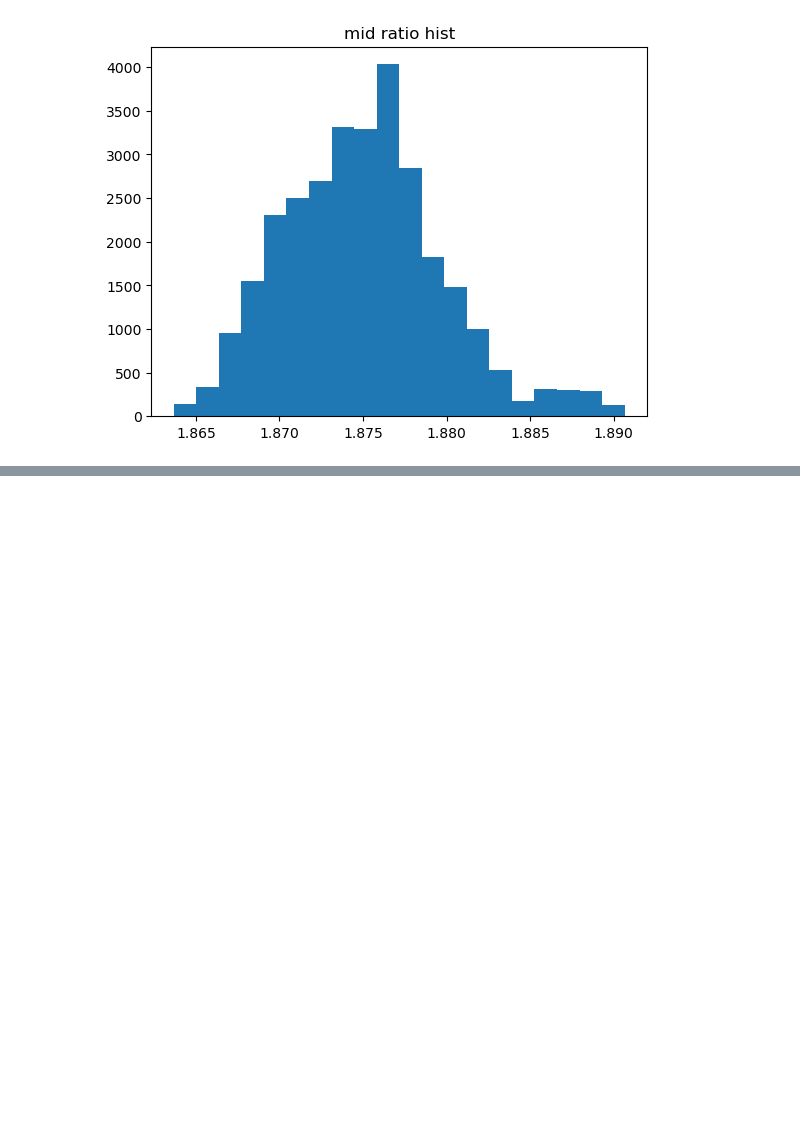
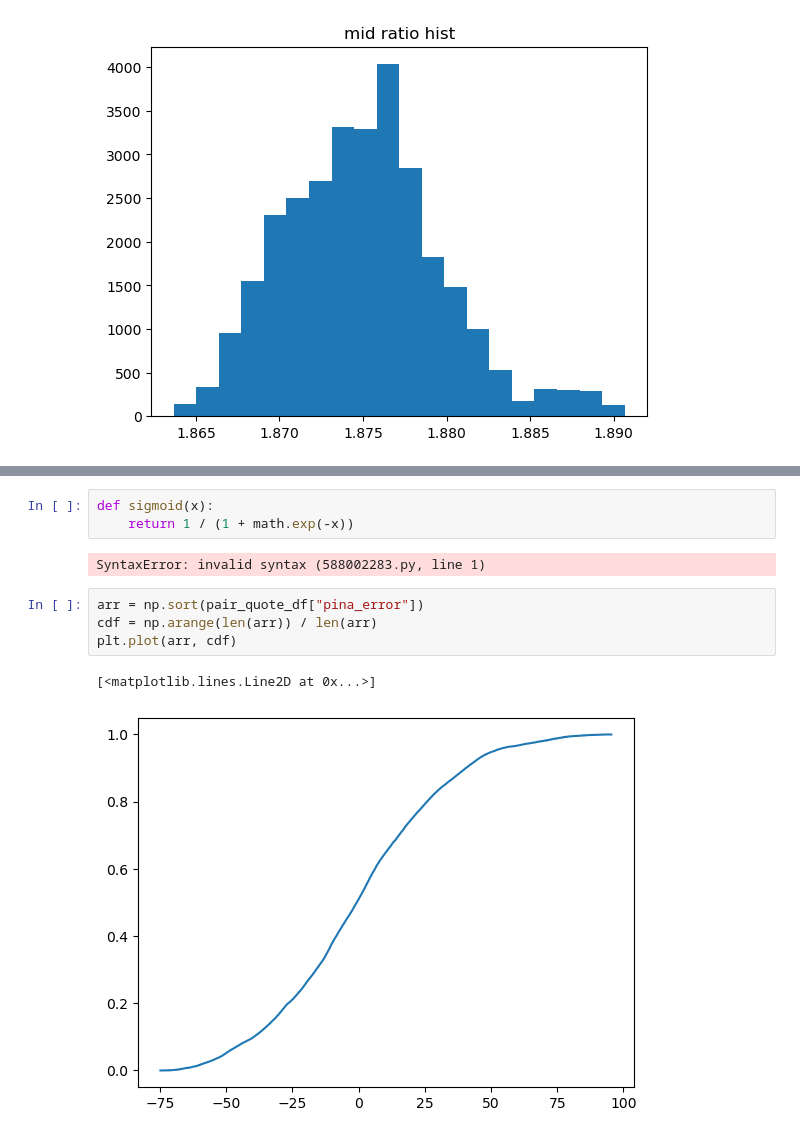
Before and after one commit to rzhan11/IMCTradingComp23, a Jupyter notebook: nbs/round2-csv-exploration-pairs.ipynb, the cells around one changed output, grey strips where cells are left out. Cells and saved outputs as stored; diff of their text form; blank space fills up the shorter version.

```diff
--- a/nbs/round2-csv-exploration-pairs.ipynb
+++ b/nbs/round2-csv-exploration-pairs.ipynb
@@ -1127,0 +1170,12 @@ pair_quote_df["mid_ratio"].mean()
+# %%
+def sigmoid(x):
+    return 1 / (1 + math.exp(-x))
+# %% [output]
+SyntaxError: invalid syntax (588002283.py, line 1)
+# %%
+arr = np.sort(pair_quote_df["pina_error"])
+cdf = np.arange(len(arr)) / len(arr)
+plt.plot(arr, cdf)
+# %% [output]
+[<matplotlib.lines.Line2D at 0x...>]
+[figure, added]
```
Also changed, not shown: parts of 22 cells of this notebook, 4 other files.
